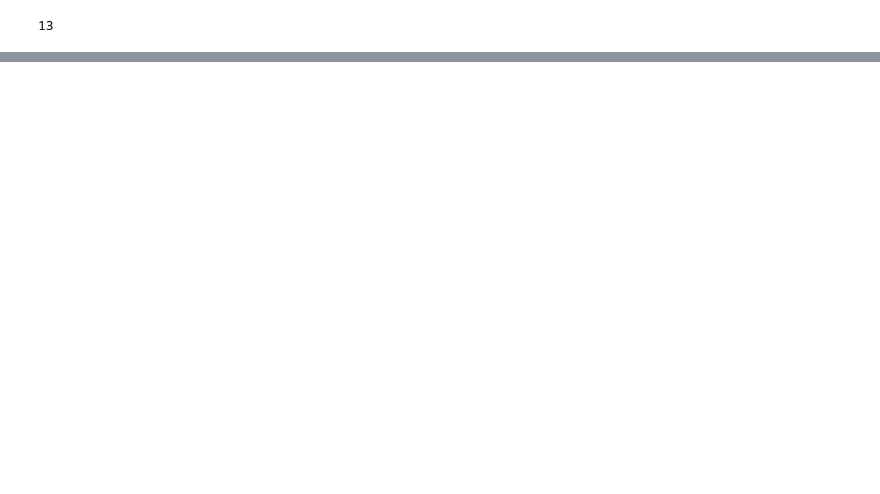
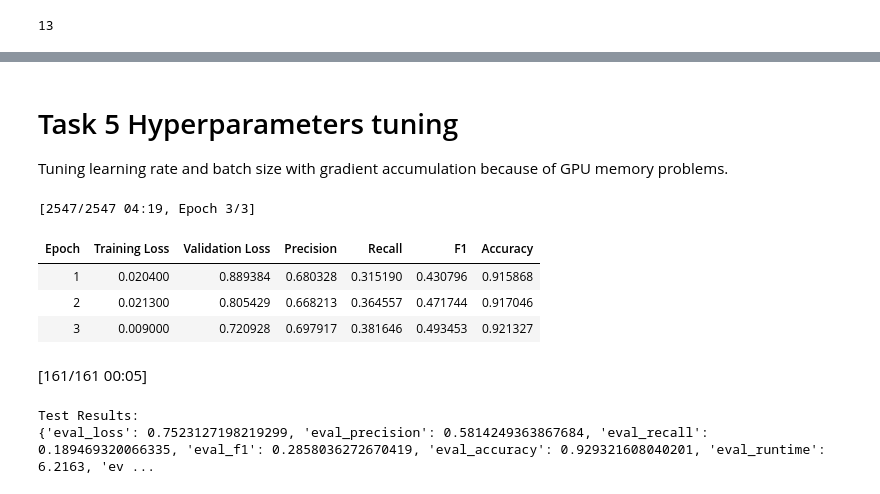
Before and after one commit to vanbuncha/tm, a Jupyter notebook: as2/Assignment_2_Text_Mining.ipynb, the cells around one changed output, grey strips where cells are left out. Drawn from its saved outputs; the diff is of its cells as text; code cells hidden in the pictures; blank space fills up the shorter version.

```diff
--- a/as2/Assignment_2_Text_Mining.ipynb
+++ b/as2/Assignment_2_Text_Mining.ipynb
@@ -469,0 +487,42 @@ TrainOutput(global_step=1275, training_loss=0.07559682210286459, metrics={'train
+# %% [markdown]
+# Task 5 Hyperparameters tuning
+Tuning learning rate and batch size with gradient accumulation because of GPU memory problems.
+# %%
+args_combination_1 = TrainingArguments(
+    "bert-finetuned-ner-combination-1",
+    evaluation_strategy="epoch",
+    save_strategy="epoch",
+    learning_rate=1e-4,
+    num_train_epochs=3,
+    weight_decay=0.01,
+    per_device_train_batch_size=4,
+    push_to_hub=True,
+)
+
+trainer = Trainer(
+    model=model,
+    args=args_combination_1,
+    train_dataset=tokenized_datasets["train"],
+    eval_dataset=tokenized_datasets["validation"],  # Use the "validation" set for hyperparameter optimization
+    data_collator=data_collator,
+    compute_metrics=compute_metrics,
+    tokenizer=tokenizer,
+)
+
+trainer.train()
+
+# After training, evaluate the model on the test set
+test_results = trainer.evaluate(tokenized_datasets["test"])
+
+# Print the test results
+print("Test Results:")
+print(test_results)
+# %% [output]
+[2547/2547 04:19, Epoch 3/3]
+| Epoch | Training Loss | Validation Loss | Precision | Recall | F1 | Accuracy |
+| 1 | 0.020400 | 0.889384 | 0.680328 | 0.315190 | 0.430796 | 0.915868 |
+| 2 | 0.021300 | 0.805429 | 0.668213 | 0.364557 | 0.471744 | 0.917046 |
+| 3 | 0.009000 | 0.720928 | 0.697917 | 0.381646 | 0.493453 | 0.921327 |
+[161/161 00:05]
+Test Results:
+{'eval_loss': 0.7523127198219299, 'eval_precision': 0.5814249363867684, 'eval_recall': 0.189469320066335, 'eval_f1': 0.2858036272670419, 'eval_accuracy': 0.929321608040201, 'eval_runtime': 6.2163, 'ev ...
```
Also changed, not shown: parts of 37 cells of this notebook, 1 other file.
